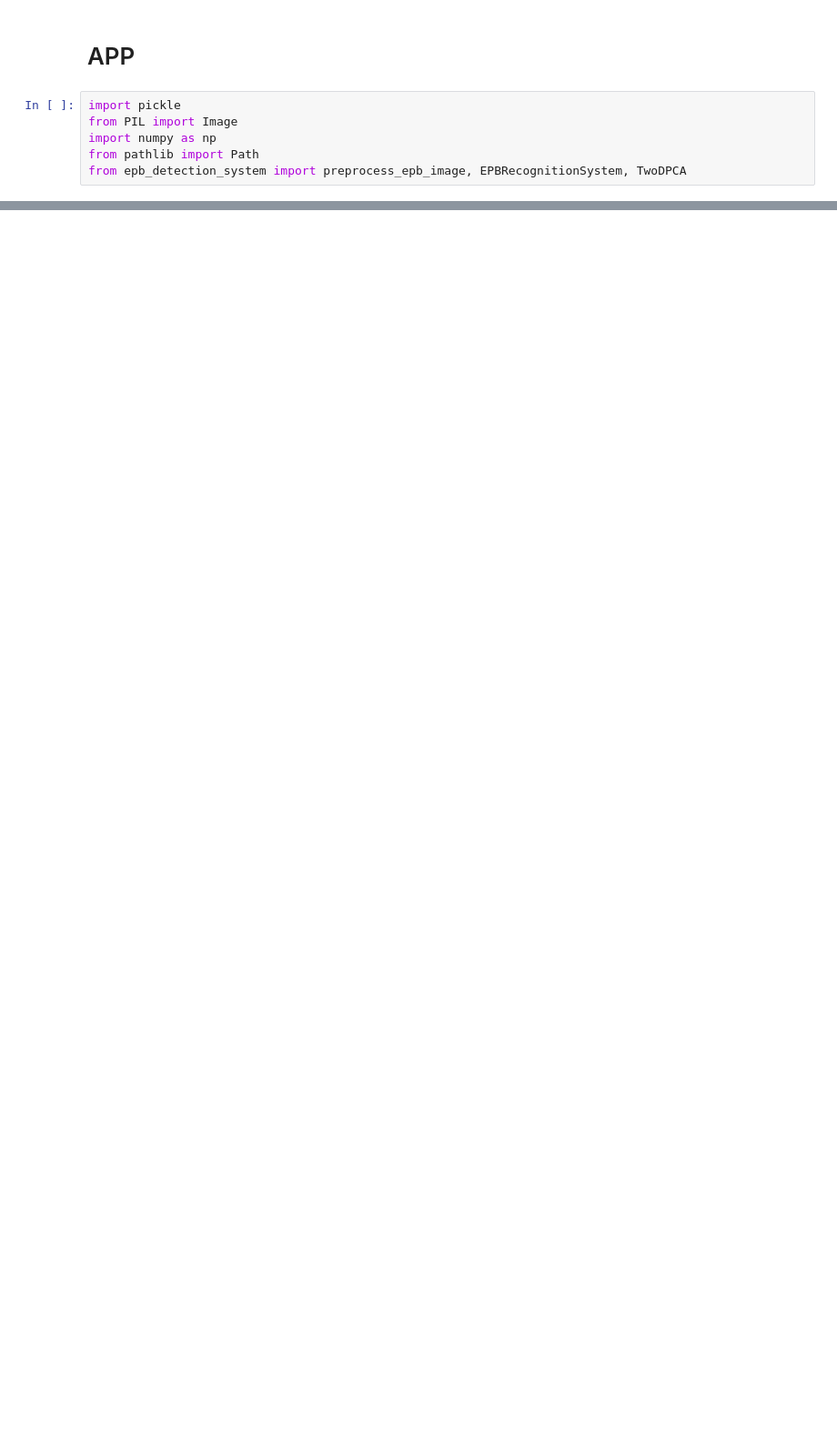
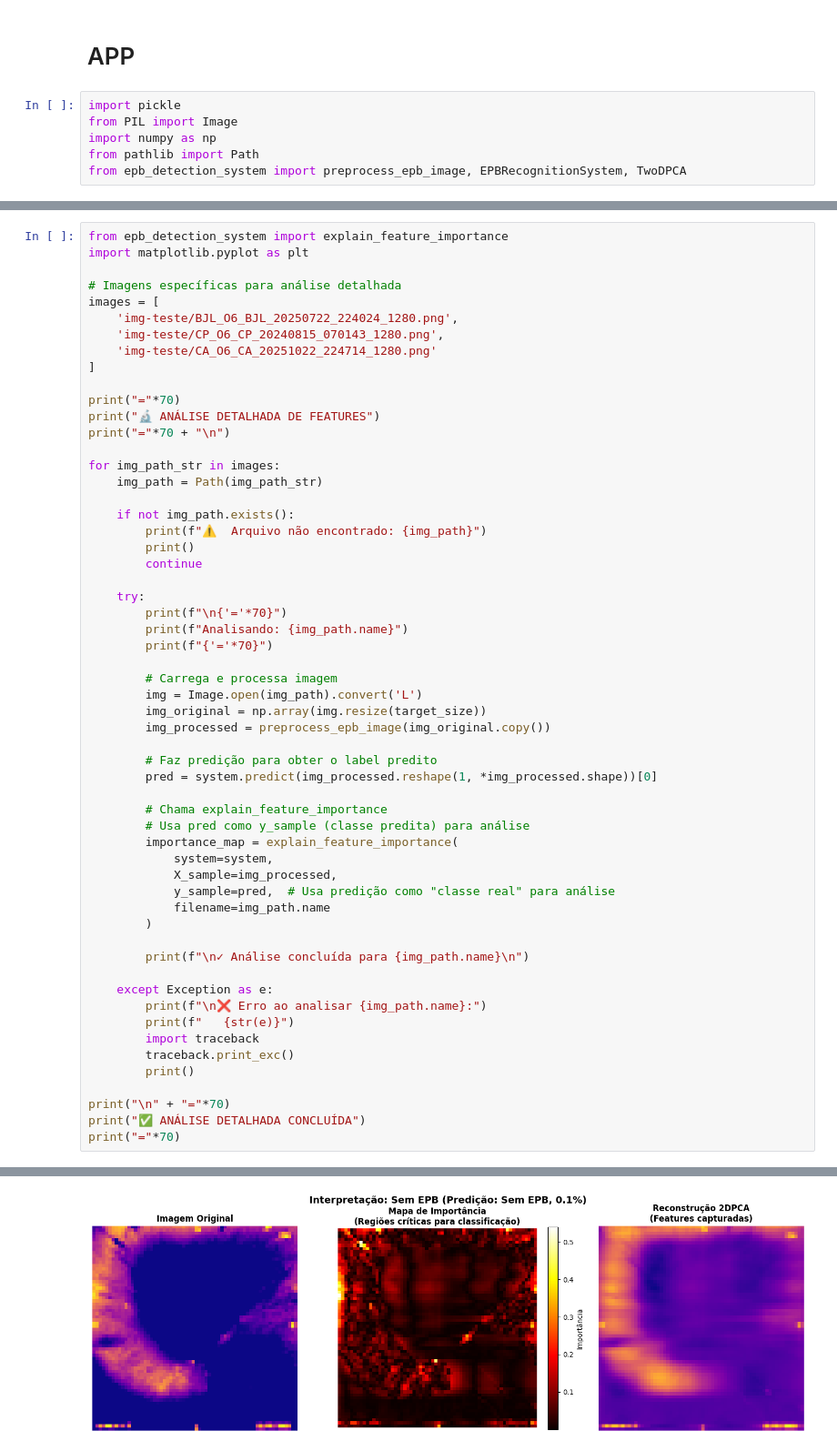
Before and after one commit to albertoivo/masters-degree, a Jupyter notebook: code/app.ipynb, the cells around one changed output, grey strips where cells are left out. Shown: that part at 91% size. Drawn from its saved outputs; the diff is of its cells as text; blank space fills up the shorter version.

```diff
--- a/code/app.ipynb
+++ b/code/app.ipynb
@@ -70,3 +70,61 @@ else:
 ======================================================================
 ✅ PROCESSAMENTO CONCLUÍDO
 ======================================================================
+# %%
+from epb_detection_system import explain_feature_importance
+import matplotlib.pyplot as plt
+
+# Imagens específicas para análise detalhada
+images = [
+    'img-teste/BJL_O6_BJL_20250722_224024_1280.png',
+    'img-teste/CP_O6_CP_20240815_070143_1280.png',
+    'img-teste/CA_O6_CA_20251022_224714_1280.png'
+]
+
+print("="*70)
+print("🔬 ANÁLISE DETALHADA DE FEATURES")
+print("="*70 + "\n")
+
+for img_path_str in images:
+    img_path = Path(img_path_str)
+
+    if not img_path.exists():
+        print(f"⚠️  Arquivo não encontrado: {img_path}")
+        print()
+        continue
+
+    try:
+        print(f"\n{'='*70}")
+        print(f"Analisando: {img_path.name}")
+        print(f"{'='*70}")
+
+        # Carrega e processa imagem
+        img = Image.open(img_path).convert('L')
+        img_original = np.array(img.resize(target_size))
+        img_processed = preprocess_epb_image(img_original.copy())
+
+        # Faz predição para obter o label predito
+        pred = system.predict(img_processed.reshape(1, *img_processed.shape))[0]
+
+        # Chama explain_feature_importance
+        # Usa pred como y_sample (classe predita) para análise
+        importance_map = explain_feature_importance(
+            system=system,
+            X_sample=img_processed,
+            y_sample=pred,  # Usa predição como "classe real" para análise
+            filename=img_path.name
+        )
+
+        print(f"\n✓ Análise concluída para {img_path.name}\n")
+
+    except Exception as e:
+        print(f"\n❌ Erro ao analisar {img_path.name}:")
+        print(f"   {str(e)}")
+        import traceback
+        traceback.print_exc()
+        print()
+
+print("\n" + "="*70)
+print("✅ ANÁLISE DETALHADA CONCLUÍDA")
+print("="*70)
+# %% [output]
@@ -72,0 +148 @@ else:
+[figure, added]
```
Also changed, not shown: parts of 2 cells of this notebook, 1 other file.
